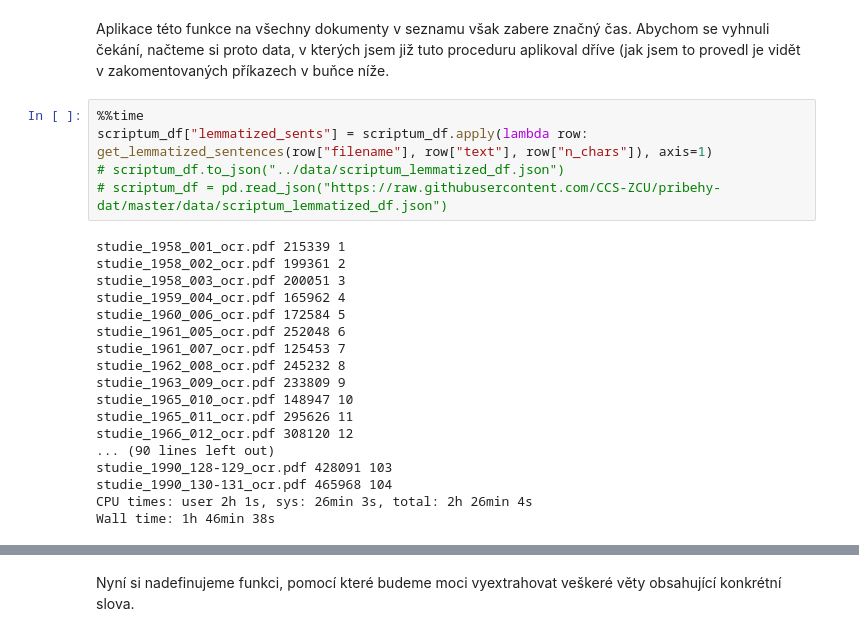
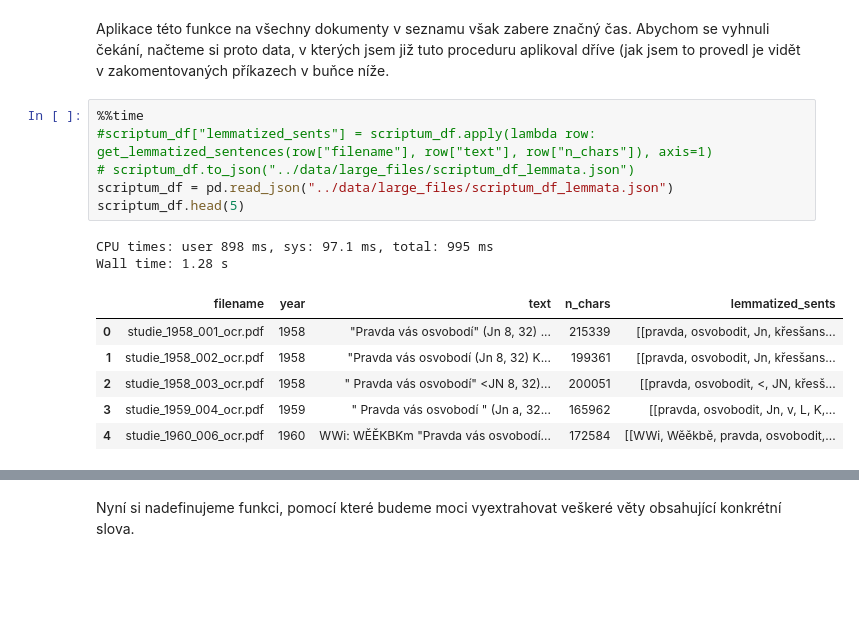
Before and after one commit to CCS-ZCU/pribehy-dat, a Jupyter notebook: scripts/9_pdf.ipynb, the cells around one changed output, grey strips where cells are left out. Cells and saved outputs as stored; diff of their text form; blank space fills up the shorter version.

```diff
--- a/scripts/9_pdf.ipynb
+++ b/scripts/9_pdf.ipynb
@@ -450,24 +455,16 @@ def get_lemmatized_sentences(filename, text, n_chars):
 Aplikace této funkce na všechny dokumenty v seznamu však zabere značný čas. Abychom se vyhnuli čekání, načteme si proto data, v kterých jsem již tuto proceduru aplikoval dříve (jak jsem to provedl je vidět v zakomentovaných příkazech v buňce níže.
 # %%
 %%time
-scriptum_df["lemmatized_sents"] = scriptum_df.apply(lambda row: get_lemmatized_sentences(row["filename"], row["text"], row["n_chars"]), axis=1)
-# scriptum_df.to_json("../data/scriptum_lemmatized_df.json")
-# scriptum_df = pd.read_json("https://raw.githubusercontent.com/CCS-ZCU/pribehy-dat/master/data/scriptum_lemmatized_df.json")
+#scriptum_df["lemmatized_sents"] = scriptum_df.apply(lambda row: get_lemmatized_sentences(row["filename"], row["text"], row["n_chars"]), axis=1)
+# scriptum_df.to_json("../data/large_files/scriptum_df_lemmata.json")
+scriptum_df = pd.read_json("../data/large_files/scriptum_df_lemmata.json")
+scriptum_df.head(5)
 # %% [output]
-studie_1958_001_ocr.pdf 215339 1
-studie_1958_002_ocr.pdf 199361 2
-studie_1958_003_ocr.pdf 200051 3
-studie_1959_004_ocr.pdf 165962 4
-studie_1960_006_ocr.pdf 172584 5
-studie_1961_005_ocr.pdf 252048 6
-studie_1961_007_ocr.pdf 125453 7
-studie_1962_008_ocr.pdf 245232 8
-studie_1963_009_ocr.pdf 233809 9
-studie_1965_010_ocr.pdf 148947 10
-studie_1965_011_ocr.pdf 295626 11
-studie_1966_012_ocr.pdf 308120 12
-... (90 lines left out)
-studie_1990_128-129_ocr.pdf 428091 103
-studie_1990_130-131_ocr.pdf 465968 104
-CPU times: user 2h 1s, sys: 26min 3s, total: 2h 26min 4s
-Wall time: 1h 46min 38s
+CPU times: user 898 ms, sys: 97.1 ms, total: 995 ms
+Wall time: 1.28 s
+|  | filename | year | text | n_chars | lemmatized_sents |
+| 0 | studie_1958_001_ocr.pdf | 1958 | "Pravda vás osvobodí" (Jn 8, 32) ... | 215339 | [[pravda, osvobodit, Jn, křesšans... |
+| 1 | studie_1958_002_ocr.pdf | 1958 | "Pravda vás osvobodí (Jn 8, 32) K... | 199361 | [[pravda, osvobodit, Jn, křesšans... |
+| 2 | studie_1958_003_ocr.pdf | 1958 | " Pravda vás osvobodí" <JN 8, 32)... | 200051 | [[pravda, osvobodit, <, JN, křesš... |
+| 3 | studie_1959_004_ocr.pdf | 1959 | " Pravda vás osvobodí " (Jn a, 32... | 165962 | [[pravda, osvobodit, Jn, v, L, K,... |
+| 4 | studie_1960_006_ocr.pdf | 1960 | WWi: WĚĚKBKm "Pravda vás osvobodí... | 172584 | [[WWi, Wěěkbě, pravda, osvobodit,... |
```
Also changed, not shown: parts of 15 cells of this notebook.
